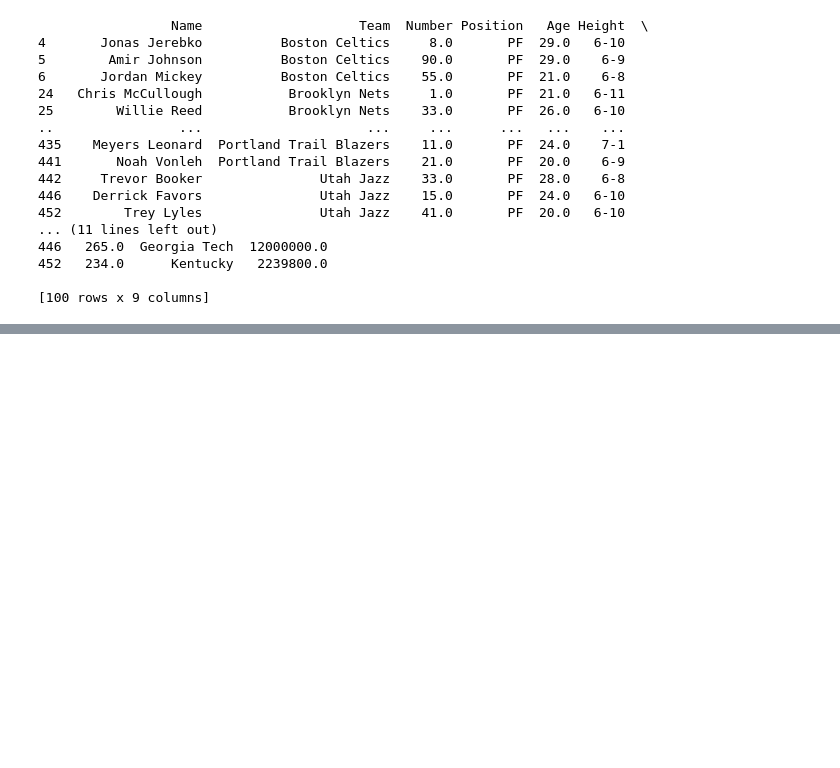
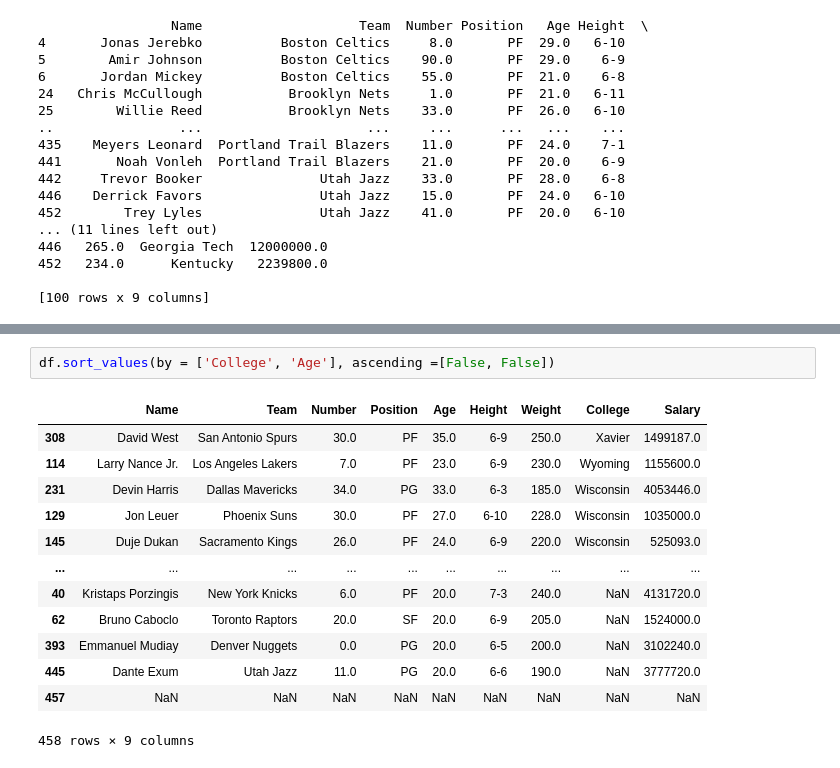
Before and after one commit to tassiogomes/MINDD-ISEP, a Jupyter notebook: MINDD_PL01.ipynb, the cells around one changed output, grey strips where cells are left out. Saved outputs shown, nothing was run; the diff lists cells and outputs as text; blank space fills up the shorter version.

```diff
--- a/MINDD_PL01.ipynb
+++ b/MINDD_PL01.ipynb
@@ -130,0 +174,16 @@ print(player_pf)
+# %%
+df.sort_values(by = ['College', 'Age'], ascending =[False, False])
+# %% [output]
+|  | Name | Team | Number | Position | Age | Height | Weight | College | Salary |
+| 308 | David West | San Antonio Spurs | 30.0 | PF | 35.0 | 6-9 | 250.0 | Xavier | 1499187.0 |
+| 114 | Larry Nance Jr. | Los Angeles Lakers | 7.0 | PF | 23.0 | 6-9 | 230.0 | Wyoming | 1155600.0 |
+| 231 | Devin Harris | Dallas Mavericks | 34.0 | PG | 33.0 | 6-3 | 185.0 | Wisconsin | 4053446.0 |
+| 129 | Jon Leuer | Phoenix Suns | 30.0 | PF | 27.0 | 6-10 | 228.0 | Wisconsin | 1035000.0 |
+| 145 | Duje Dukan | Sacramento Kings | 26.0 | PF | 24.0 | 6-9 | 220.0 | Wisconsin | 525093.0 |
+| ... | ... | ... | ... | ... | ... | ... | ... | ... | ... |
+| 40 | Kristaps Porzingis | New York Knicks | 6.0 | PF | 20.0 | 7-3 | 240.0 | NaN | 4131720.0 |
+| 62 | Bruno Caboclo | Toronto Raptors | 20.0 | SF | 20.0 | 6-9 | 205.0 | NaN | 1524000.0 |
+| 393 | Emmanuel Mudiay | Denver Nuggets | 0.0 | PG | 20.0 | 6-5 | 200.0 | NaN | 3102240.0 |
+| 445 | Dante Exum | Utah Jazz | 11.0 | PG | 20.0 | 6-6 | 190.0 | NaN | 3777720.0 |
+| 457 | NaN | NaN | NaN | NaN | NaN | NaN | NaN | NaN | NaN |
+458 rows × 9 columns
```
Also changed, not shown: parts of 7 cells of this notebook.
